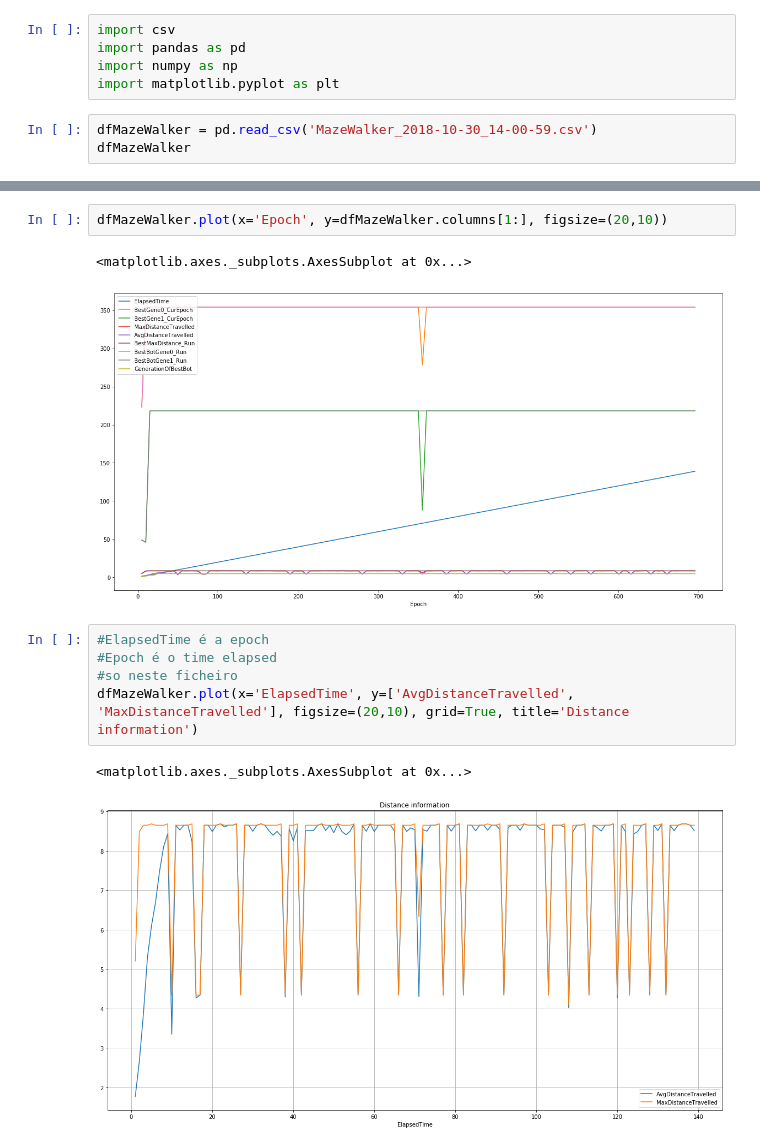
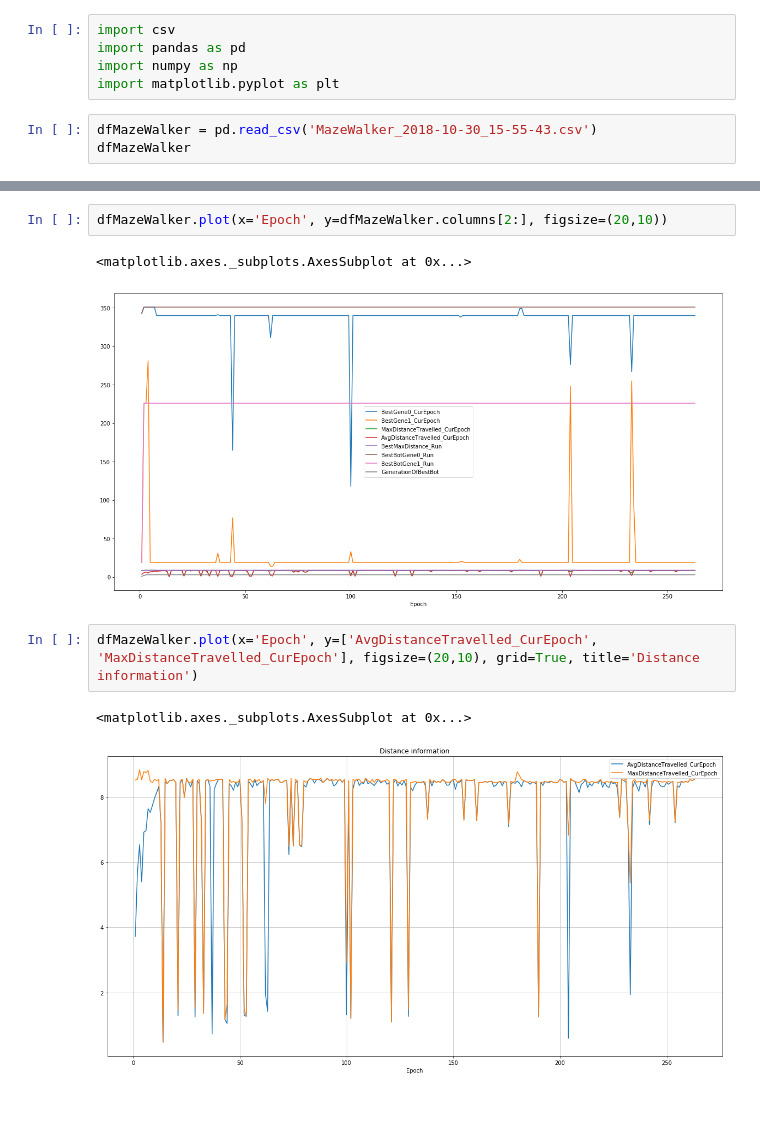
Before and after one commit to BioLe/MazeRunner, a Jupyter notebook: Jupyter/MazeWalkerAnalysis.ipynb, the cells around one changed output, grey strips where cells are left out. Cells and saved outputs as stored; diff of their text form; blank space fills up the shorter version.

```diff
--- a/Jupyter/MazeWalkerAnalysis.ipynb
+++ b/Jupyter/MazeWalkerAnalysis.ipynb
@@ -4,6 +4,6 @@ import pandas as pd
 import numpy as np
 import matplotlib.pyplot as plt
 # %%
-dfMazeWalker = pd.read_csv('MazeWalker_2018-10-30_14-00-59.csv')
+dfMazeWalker = pd.read_csv('MazeWalker_2018-10-30_15-55-43.csv')
 dfMazeWalker
 # %% [output]
@@ -28,13 +28,10 @@ dfMazeWalker
 # %%
-dfMazeWalker.plot(x='Epoch', y=dfMazeWalker.columns[1:], figsize=(20,10))
+dfMazeWalker.plot(x='Epoch', y=dfMazeWalker.columns[2:], figsize=(20,10))
 # %% [output]
 <matplotlib.axes._subplots.AxesSubplot at 0x...>
-[figure, old version]
+[figure, new version]
 # %%
-#ElapsedTime é a epoch
-#Epoch é o time elapsed
-#so neste ficheiro
-dfMazeWalker.plot(x='ElapsedTime', y=['AvgDistanceTravelled', 'MaxDistanceTravelled'], figsize=(20,10), grid=True, title='Distance information')
+dfMazeWalker.plot(x='Epoch', y=['AvgDistanceTravelled_CurEpoch', 'MaxDistanceTravelled_CurEpoch'], figsize=(20,10), grid=True, title='Distance information')
 # %% [output]
 <matplotlib.axes._subplots.AxesSubplot at 0x...>
-[figure, old version]
+[figure, new version]
```
Also changed, not shown: parts of 9 cells of this notebook, 1 other file.
